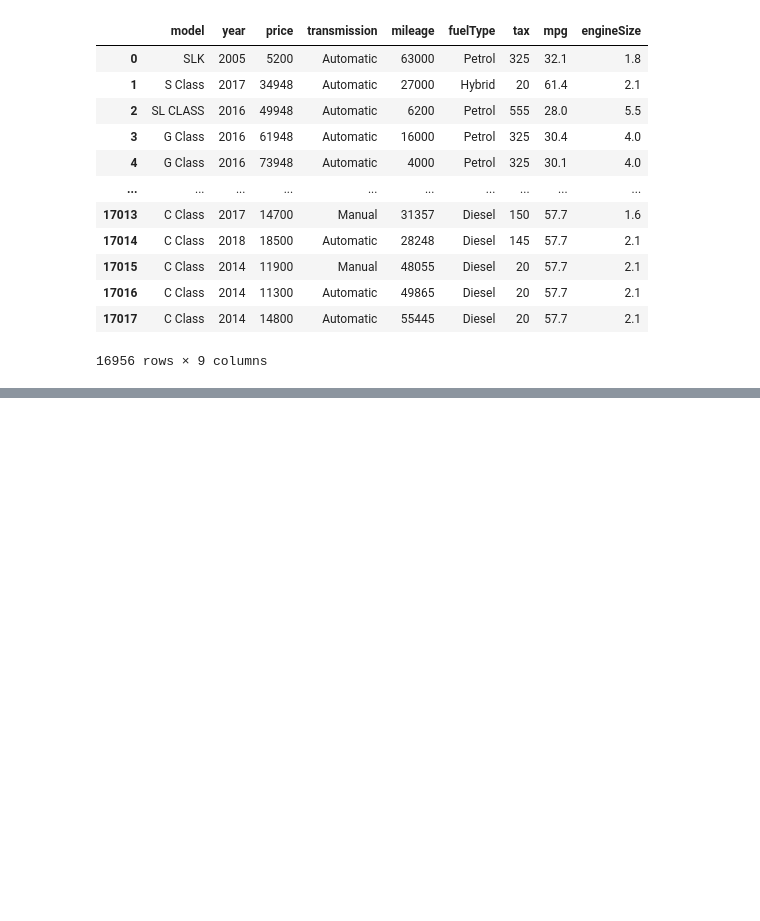
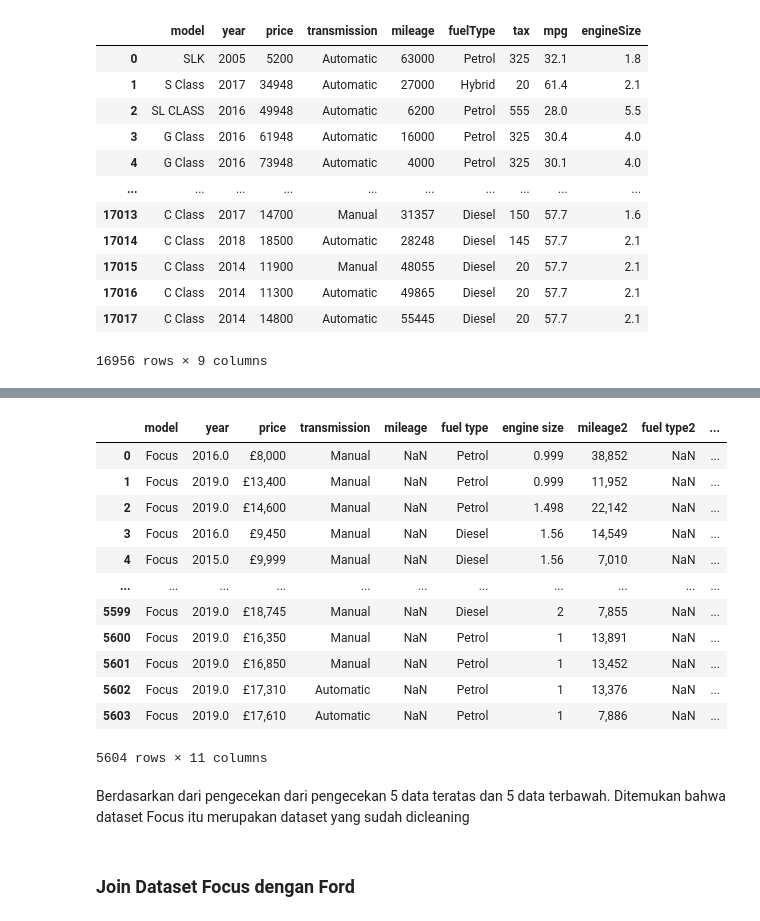
Before and after one commit to d-widyantama/ML-Regression-UsedCarsPrediction-finpro-alpha, a Jupyter notebook: 1-Data Preparation.ipynb, the cells around one changed output, grey strips where cells are left out. Drawn from its saved outputs; the diff is of its cells as text; code cells hidden in the pictures; blank space fills up the shorter version.

```diff
--- a/1-Data Preparation.ipynb
+++ b/1-Data Preparation.ipynb
@@ -346,0 +405,21 @@ mercedes
+# %%
+uf = pd.read_csv("Raw Dataset/unclean focus.csv")
+uf
+# %% [output]
+|  | model | year | price | transmission | mileage | fuel type | engine size | mileage2 | fuel type2 | ... |
+| 0 | Focus | 2016.0 | £8,000 | Manual | NaN | Petrol | 0.999 | 38,852 | NaN | ... |
+| 1 | Focus | 2019.0 | £13,400 | Manual | NaN | Petrol | 0.999 | 11,952 | NaN | ... |
+| 2 | Focus | 2019.0 | £14,600 | Manual | NaN | Petrol | 1.498 | 22,142 | NaN | ... |
+| 3 | Focus | 2016.0 | £9,450 | Manual | NaN | Diesel | 1.56 | 14,549 | NaN | ... |
+| 4 | Focus | 2015.0 | £9,999 | Manual | NaN | Diesel | 1.56 | 7,010 | NaN | ... |
+| ... | ... | ... | ... | ... | ... | ... | ... | ... | ... | ... |
+| 5599 | Focus | 2019.0 | £18,745 | Manual | NaN | Diesel | 2 | 7,855 | NaN | ... |
+| 5600 | Focus | 2019.0 | £16,350 | Manual | NaN | Petrol | 1 | 13,891 | NaN | ... |
+| 5601 | Focus | 2019.0 | £16,850 | Manual | NaN | Petrol | 1 | 13,452 | NaN | ... |
+| 5602 | Focus | 2019.0 | £17,310 | Automatic | NaN | Petrol | 1 | 13,376 | NaN | ... |
+| 5603 | Focus | 2019.0 | £17,610 | Automatic | NaN | Petrol | 1 | 7,886 | NaN | ... |
+5604 rows × 11 columns
+# %% [markdown]
+Berdasarkan dari pengecekan dari pengecekan 5 data teratas dan 5 data terbawah. Ditemukan bahwa dataset Focus itu merupakan dataset yang sudah dicleaning
+# %% [markdown]
+### Join Dataset Focus dengan Ford
```
Also changed, not shown: parts of 72 cells of this notebook, 1 other file.
